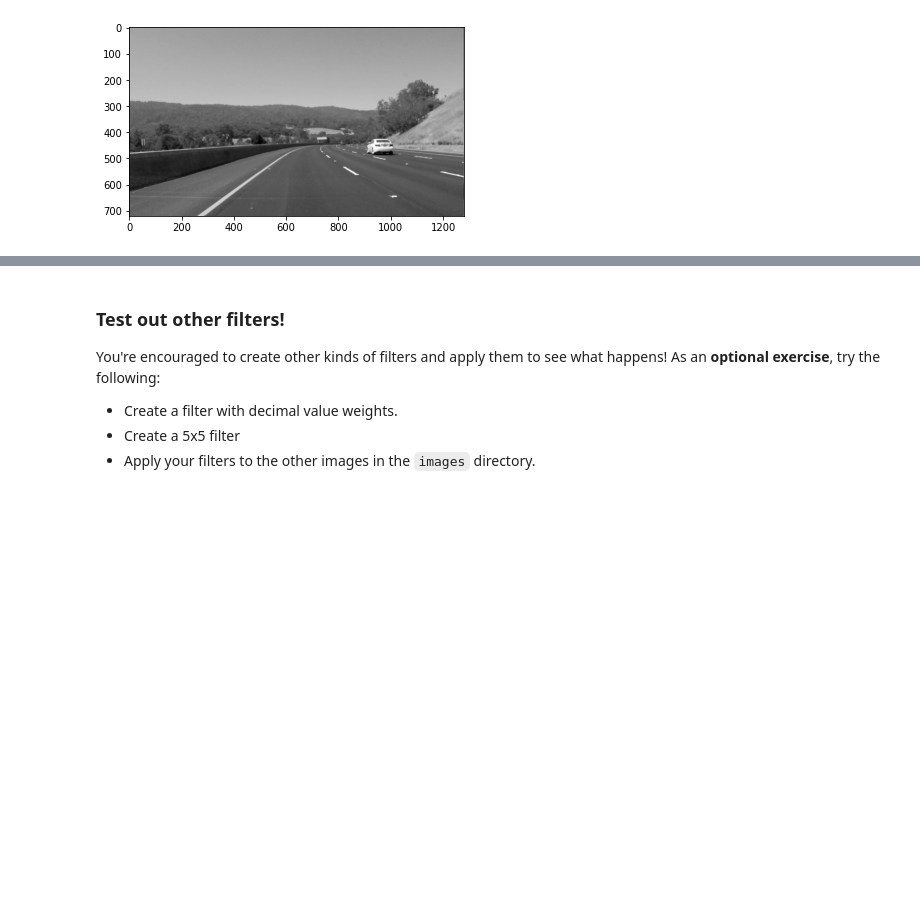
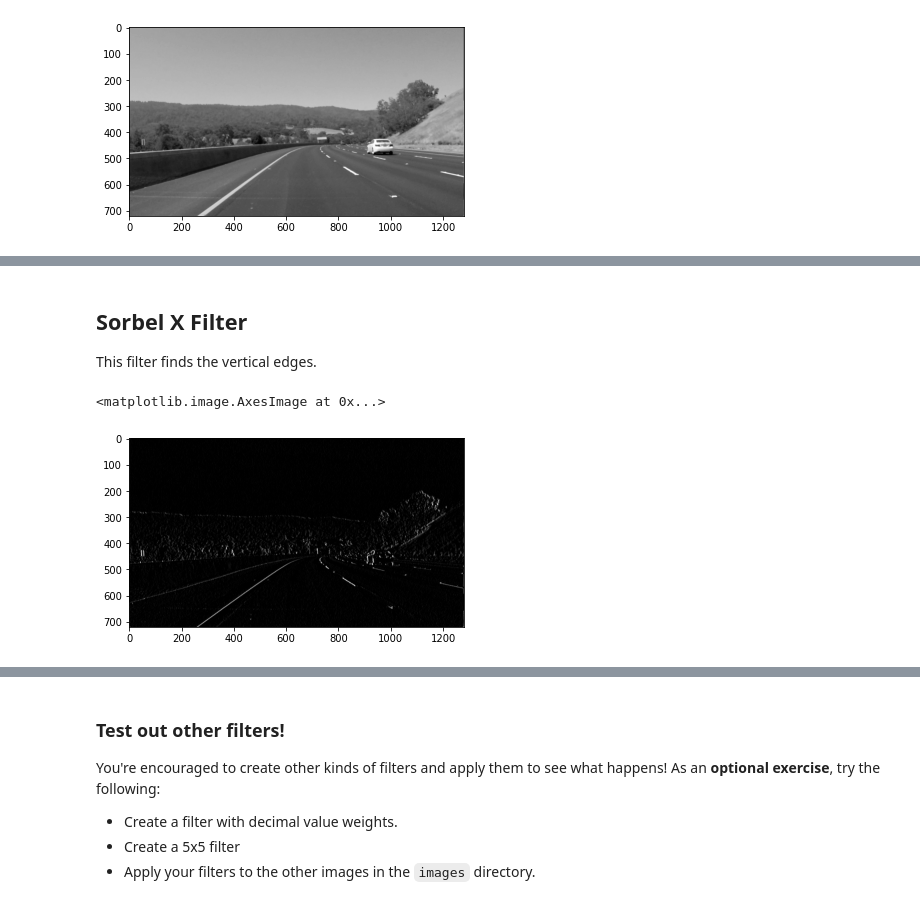
Before and after one commit to acholonu/udacity_deep_learning, a Jupyter notebook: deep-learning-v2-pytorch-master/convolutional-neural-networks/conv-visualization/custom_filters.ipynb, the cells around one changed output, grey strips where cells are left out. Cells and saved outputs as stored; diff of their text form; code cells hidden in the pictures; blank space fills up the shorter version.

```diff
--- a/deep-learning-v2-pytorch-master/convolutional-neural-networks/conv-visualization/custom_filters.ipynb
+++ b/deep-learning-v2-pytorch-master/convolutional-neural-networks/conv-visualization/custom_filters.ipynb
@@ -57,0 +67,21 @@ plt.imshow(filtered_image, cmap='gray')
+# %% [markdown]
+## Sorbel X Filter
+
+This filter finds the vertical edges.
+# %%
+sobel_x = np.array([
+                    [ -1, 0, 1],
+                    [ -2, 0, 2],
+                    [ -1, 0, 1]
+                ])
+
+## TODO: Create and apply a Sobel x operator
+
+
+# Filter the image using filter2D, which has inputs: (grayscale image, bit-depth, kernel)
+filtered_image_x = cv2.filter2D(gray, -1, sobel_x)
+
+plt.imshow(filtered_image_x, cmap='gray')
+# %% [output]
+<matplotlib.image.AxesImage at 0x...>
+[figure, added]
```
Also changed, not shown: parts of 9 cells of this notebook.
